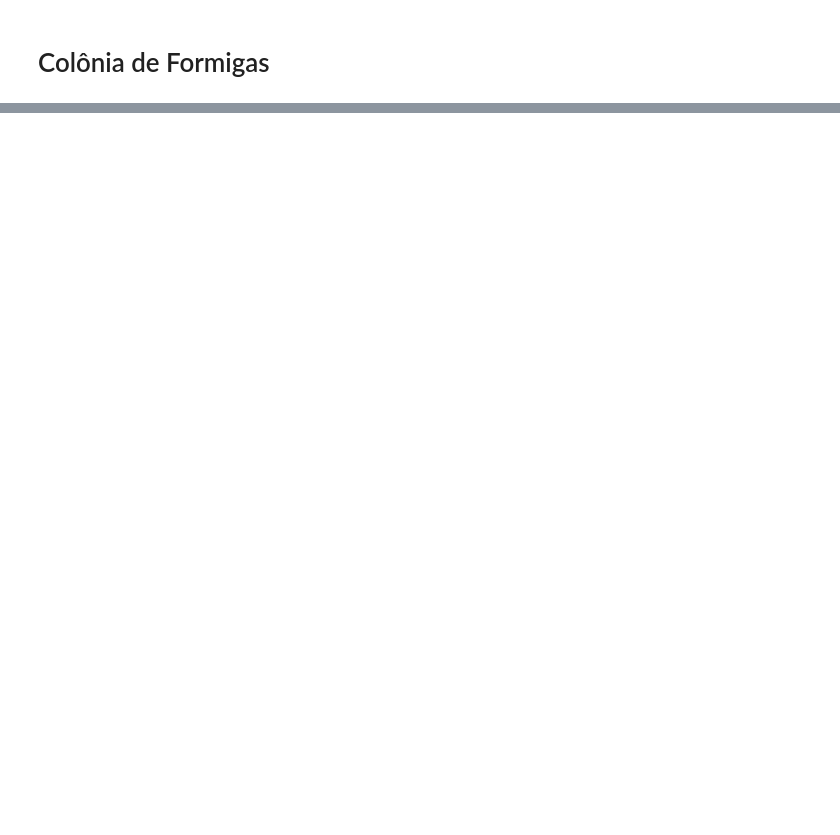
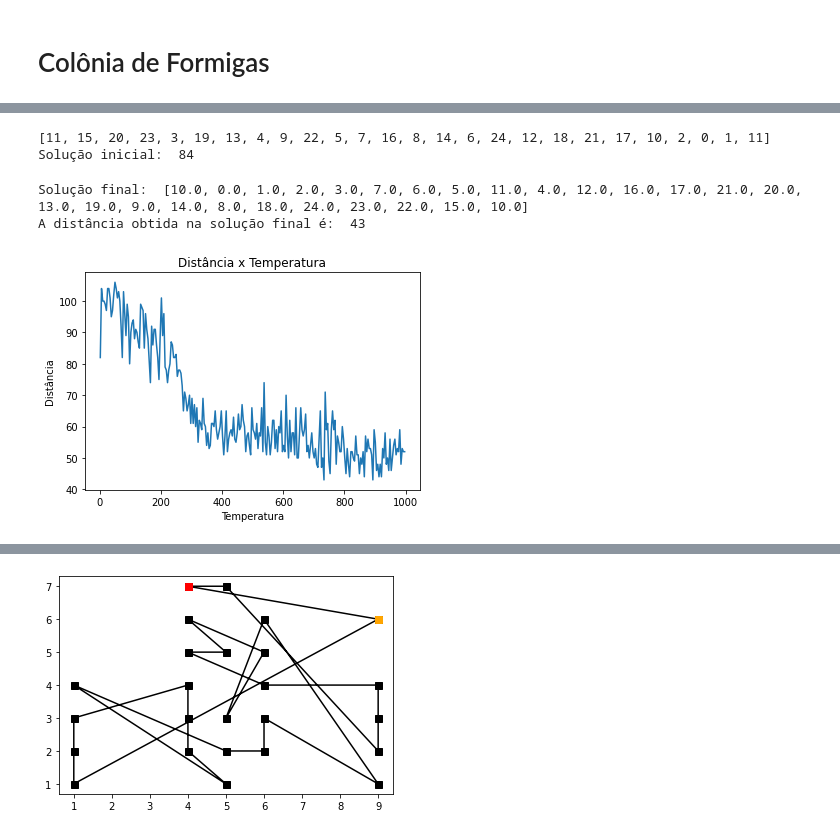
Before and after one commit to julianovale/PO240_Meta_heuristica, a Jupyter notebook: PO240_TrabalhoFinal.ipynb, the cells around one changed output, grey strips where cells are left out. Saved outputs shown, nothing was run; the diff lists cells and outputs as text; code cells hidden in the pictures; blank space fills up the shorter version.

```diff
--- a/PO240_TrabalhoFinal.ipynb
+++ b/PO240_TrabalhoFinal.ipynb
@@ -213,0 +461,13 @@ def ant_colony_optimization(Xdata, ants = 5, iterations = 50, alpha = 1, beta =
+# %%
+%%time
+url = 'https://raw.githubusercontent.com/julianovale/PO240_Meta_heuristica/main/TrabalhoFinal/VoxTrebleBosster.txt'
+sa = SA(url)
+df = pd.read_csv(url)
+Y = df.values
+caminho(Y, sa)
+# %% [output]
+[11, 15, 20, 23, 3, 19, 13, 4, 9, 22, 5, 7, 16, 8, 14, 6, 24, 12, 18, 21, 17, 10, 2, 0, 1, 11]
+Solução inicial:  84
+Solução final:  [10.0, 0.0, 1.0, 2.0, 3.0, 7.0, 6.0, 5.0, 11.0, 4.0, 12.0, 16.0, 17.0, 21.0, 20.0, 13.0, 19.0, 9.0, 14.0, 8.0, 18.0, 24.0, 23.0, 22.0, 15.0, 10.0]
+A distância obtida na solução final é:  43
+[figure, added]
@@ -213,0 +476 @@ def ant_colony_optimization(Xdata, ants = 5, iterations = 50, alpha = 1, beta =
+[figure, added]
```
Also changed, not shown: parts of 14 cells of this notebook.
